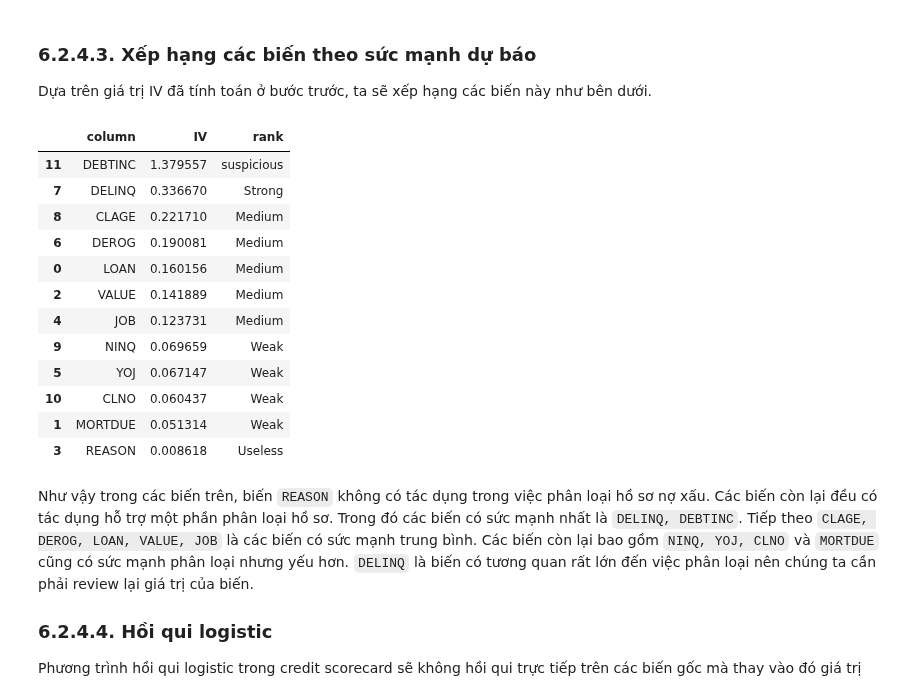
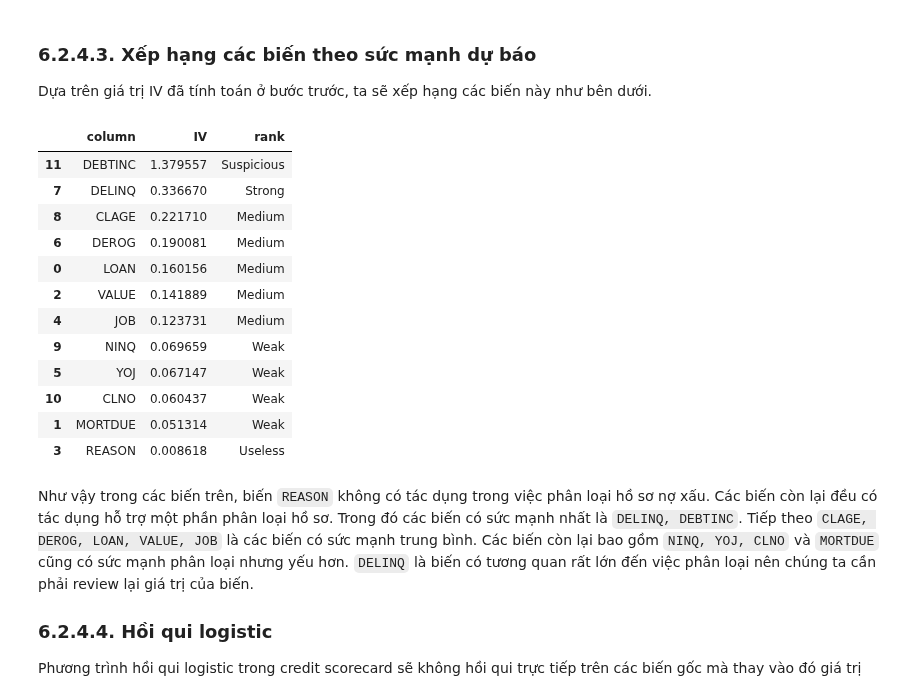
Before and after one commit to phamdinhkhanh/deepai-book, a Jupyter notebook: _sources/ch_ml/creditScorecard.ipynb, the cells around one changed output. Saved outputs shown, nothing was run; the diff lists cells and outputs as text; code cells hidden in the pictures.

```diff
--- a/_sources/ch_ml/creditScorecard.ipynb
+++ b/_sources/ch_ml/creditScorecard.ipynb
@@ -412,29 +412,29 @@ Dựa trên giá trị IV đã tính toán ở bước trước, ta sẽ xếp h
 # %%
 columns = []
 IVs = []
 for col in data.columns:
   if col != 'BAD':
     columns.append(col)
     IVs.append(WOE_dict[col]['IV'])
 df_WOE = pd.DataFrame({'column': columns, 'IV': IVs})
 
 def _rank_IV(iv):
   if iv <= 0.02:
     return 'Useless'
   elif iv <= 0.1:
     return 'Weak'
   elif iv <= 0.3:
     return 'Medium'
   elif iv <= 0.5:
     return 'Strong'
   else:
-    return 'suspicious'
+    return 'Suspicious'
 
 df_WOE['rank']=df_WOE['IV'].apply(lambda x: _rank_IV(x))
 df_WOE.sort_values('IV', ascending=False)
 # %% [output]
 |  | column | IV | rank |
-| 11 | DEBTINC | 1.379557 | suspicious |
+| 11 | DEBTINC | 1.379557 | Suspicious |
 | 7 | DELINQ | 0.336670 | Strong |
 | 8 | CLAGE | 0.221710 | Medium |
 | 6 | DEROG | 0.190081 | Medium |
```
Also changed, not shown: parts of 7 cells of this notebook, 8 other files.
